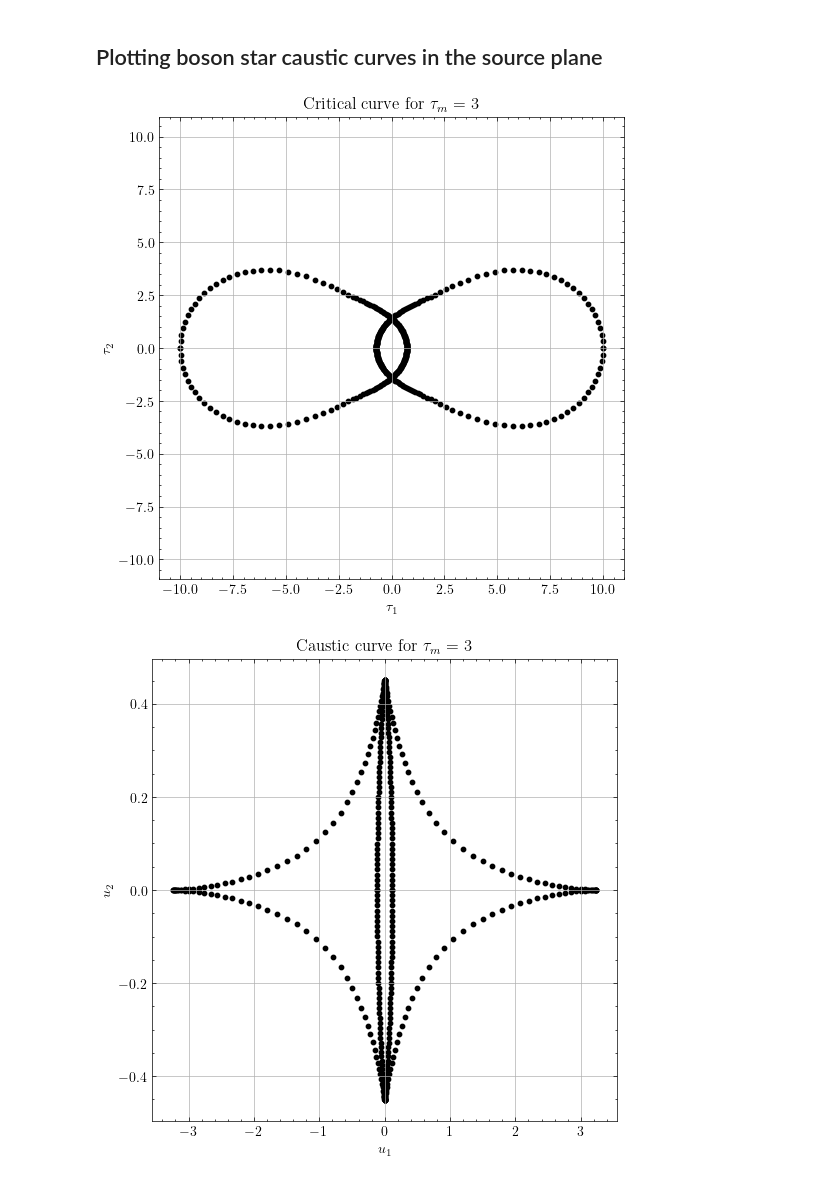
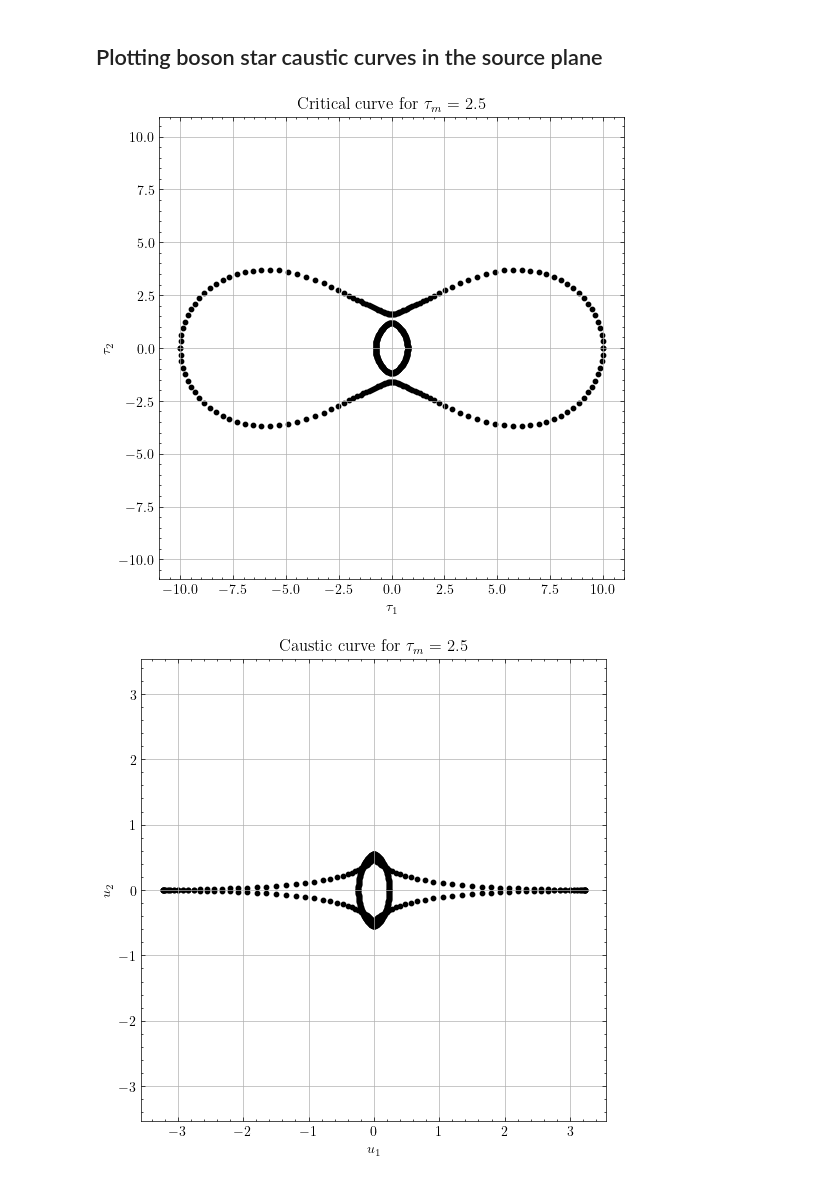
Before and after one commit to bencrossey/microcaustics_EDOs, a Jupyter notebook: boson_stars_caustics.ipynb, the cells around one changed output. Cells and saved outputs as stored; diff of their text form; code cells hidden in the pictures.

```diff
--- a/boson_stars_caustics.ipynb
+++ b/boson_stars_caustics.ipynb
@@ -292,7 +291,7 @@ def lens_to_source_mapping(tau_m,tau,phi,data=data):
 # Plotting the caustic curves in the source plane for a boson star with given tau_m
 
 phi_values = np.linspace(0, 2 * np.pi, 100)
-tau_m_value = 3
+tau_m_value = 2.5
 
 arguments = [(tau_m_value, phi, tau_values_pos, tau_values_neg) for phi in phi_values]
 
@@ -326,19 +325,21 @@ plt.title(r"Critical curve for $\tau_m$ = " + f'{tau_m_value}')
 plt.axis('equal')
 plt.grid(True)
 
-# plt.savefig('/home/bcrossey/Documents/Microlensing/Code/Microcaustics_EDOs/figures/boson_star_critical_curve_tau_m_3.png', dpi=300, format='png')
+plt.savefig('/home/bcrossey/Documents/Microlensing/Code/Microcaustics_EDOs/figures/boson_star_critical_curve_tau_m_2_5.png', dpi=300, format='png')
 # %% [output]
-[figure, old version]
+[figure, new version]
 # %%
 # Plot caustic curve
 plt.figure(figsize=(6, 6))
 plt.scatter(caustic_u1, caustic_u2, color='black', s=10)
+# plt.axhline(y=0, color='red', label='Source Trajectory', linewidth=1.5)
+plt.legend(loc='lower left')
 plt.xlabel(r"$u_1$")
 plt.ylabel(r"$u_2$")
 plt.title(r"Caustic curve for $\tau_m$ = " + f'{tau_m_value}')
-# plt.axis('equal')
+plt.axis('equal')
 plt.grid(True)
 
-# plt.savefig('/home/bcrossey/Documents/Microlensing/Code/Microcaustics_EDOs/figures/boson_star_caustic_tau_m_3.png', dpi=300, format='png')
+plt.savefig('/home/bcrossey/Documents/Microlensing/Code/Microcaustics_EDOs/figures/boson_star_caustic_tau_m_2_5_test.png', dpi=300, format='png')
 # %% [output]
-[figure, old version]
+[figure, new version]
```
Also changed, not shown: parts of 3 cells of this notebook, 2 other files.
